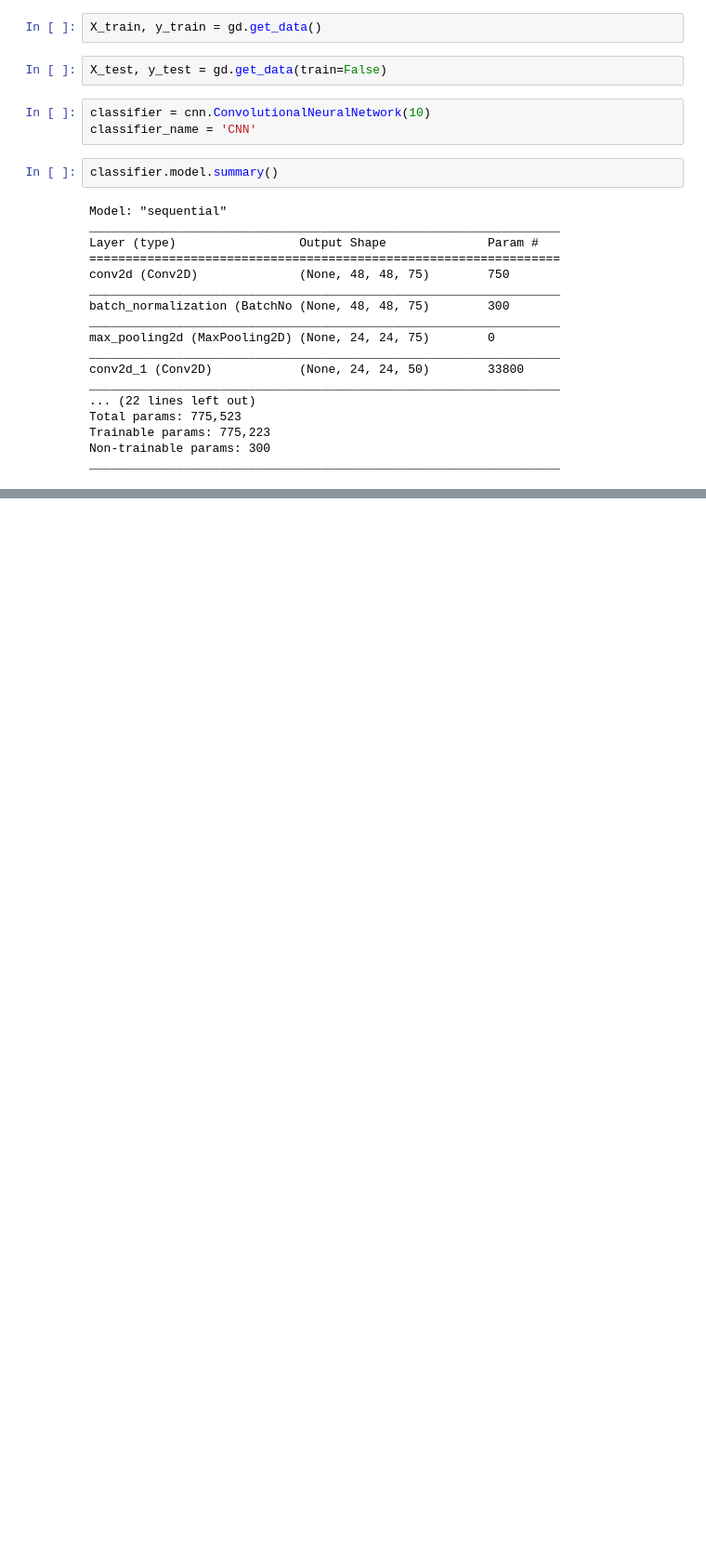
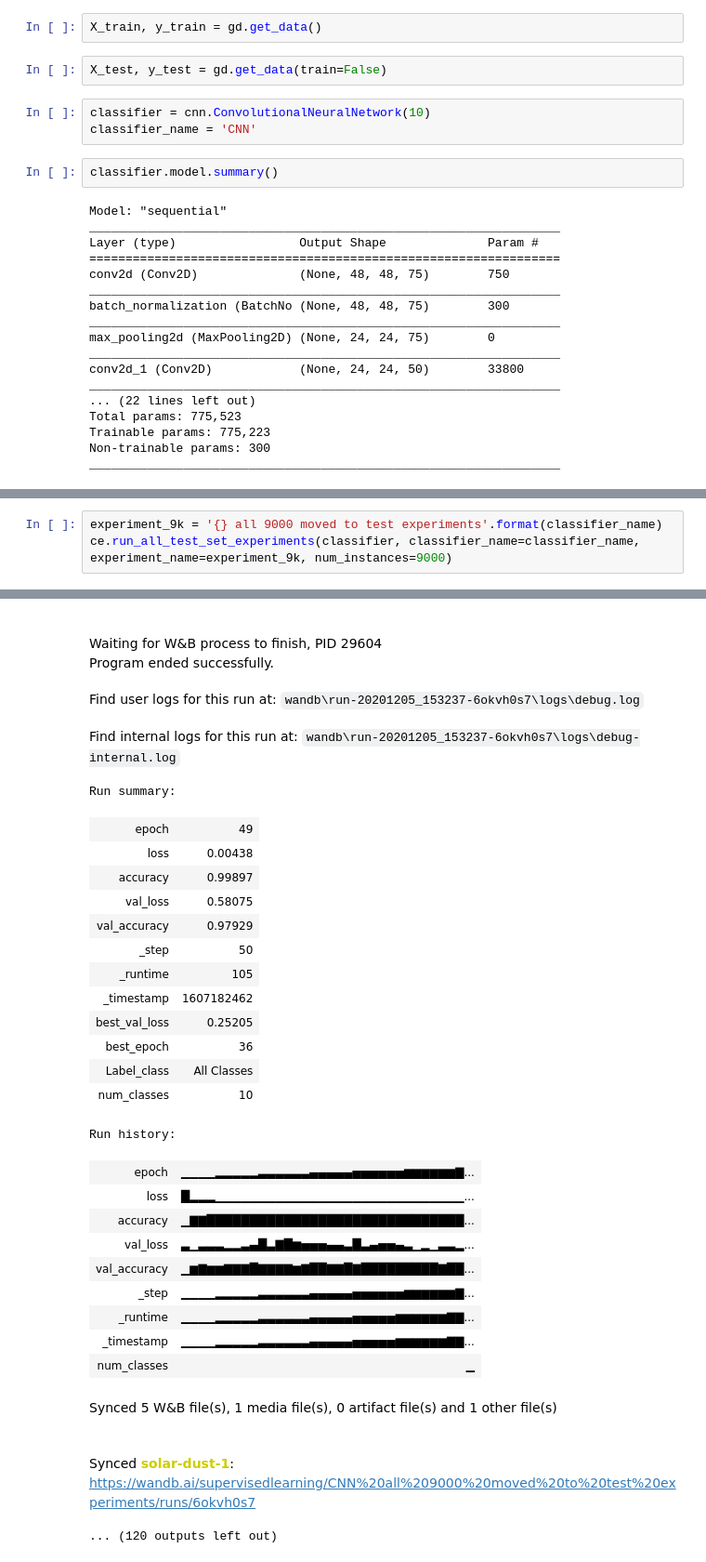
Before and after one commit to friedforfun/SupervisedLearningCW, a Jupyter notebook: Tasks/CNN.ipynb, the cells around one changed output, grey strips where cells are left out. Shown: that part at 93% size. Cells and saved outputs as stored; diff of their text form; blank space fills up the shorter version.

```diff
--- a/Tasks/CNN.ipynb
+++ b/Tasks/CNN.ipynb
@@ -103,0 +224,4 @@ Synced sandy-galaxy-52: https://wandb.ai/supervisedlearning/CNN%20All%20kf%20exp
+# %%
+experiment_9k = '{} all 9000 moved to test experiments'.format(classifier_name)
+ce.run_all_test_set_experiments(classifier, classifier_name=classifier_name, experiment_name=experiment_9k, num_instances=9000)
+# %% [output]
@@ -104,3 +254,33 @@ Synced sandy-galaxy-52: https://wandb.ai/supervisedlearning/CNN%20All%20kf%20exp
+Waiting for W&B process to finish, PID 29604
+Program ended successfully.
+Find user logs for this run at: wandb\run-20201205_153237-6okvh0s7\logs\debug.log
+Find internal logs for this run at: wandb\run-20201205_153237-6okvh0s7\logs\debug-internal.log
+Run summary:
+| epoch | 49 |
+| loss | 0.00438 |
+| accuracy | 0.99897 |
+| val_loss | 0.58075 |
+| val_accuracy | 0.97929 |
+| _step | 50 |
+| _runtime | 105 |
+| _timestamp | 1607182462 |
+| best_val_loss | 0.25205 |
+| best_epoch | 36 |
+| Label_class | All Classes |
+| num_classes | 10 |
+Run history:
+| epoch | ▁▁▁▁▂▂▂▂▂▃▃▃▃▃▃▄▄▄▄▄▅▅▅▅▅▅▆▆▆▆▆▆▇... |
+| loss | █▂▂▂▁▁▁▁▁▁▁▁▁▁▁▁▁▁▁▁▁▁▁▁▁▁▁▁▁▁▁▁▁... |
+| accuracy | ▁▇▇██████████████████████████████... |
+| val_loss | ▃▁▃▃▃▂▂▃▄█▃▇█▆▅▅▅▄▄▃█▃▄▅▅▄▃▁▂▁▃▃▂... |
+| val_accuracy | ▁▆▇▆▆▇▇▇█▇▇▇▇▆▇██▇▇█▇█████████▇██... |
+| _step | ▁▁▁▁▂▂▂▂▂▃▃▃▃▃▃▄▄▄▄▄▅▅▅▅▅▅▆▆▆▆▆▆▇... |
+| _runtime | ▁▁▁▁▂▂▂▂▂▃▃▃▃▃▃▄▄▄▄▄▅▅▅▅▅▆▆▆▆▆▆▇▇... |
+| _timestamp | ▁▁▁▁▂▂▂▂▂▃▃▃▃▃▃▄▄▄▄▄▅▅▅▅▅▆▆▆▆▆▆▇▇... |
+| num_classes | ▁ |
+Synced 5 W&B file(s), 1 media file(s), 0 artifact file(s) and 1 other file(s)
+Synced solar-dust-1: https://wandb.ai/supervisedlearning/CNN%20all%209000%20moved%20to%20test%20experiments/runs/6okvh0s7
+... (120 outputs left out)
 # %%
 import IPython
 app = IPython.Application.instance()
```
Also changed, not shown: parts of 6 cells of this notebook, 2 other files.
